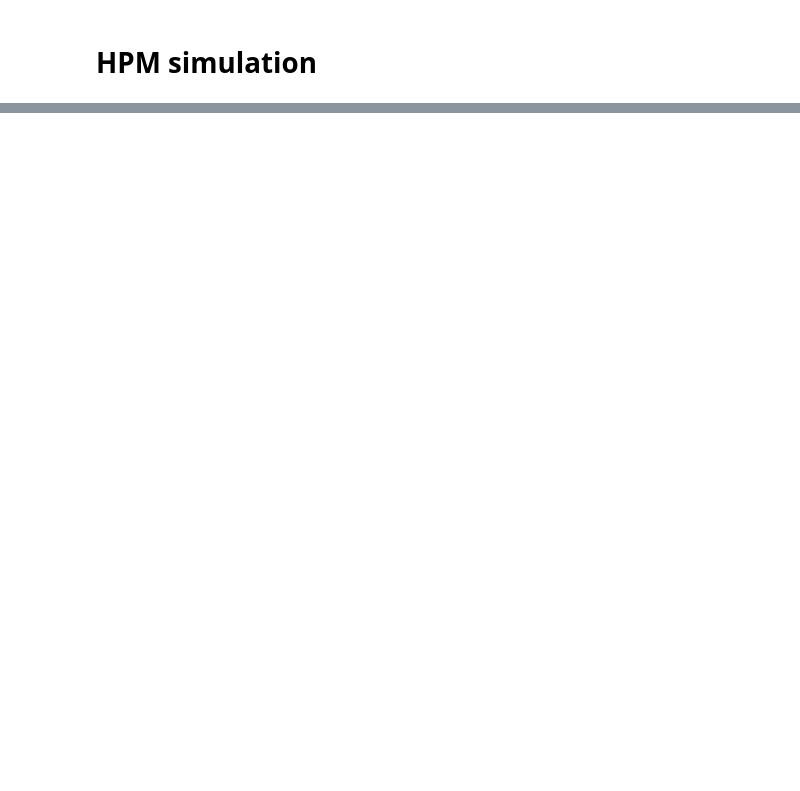
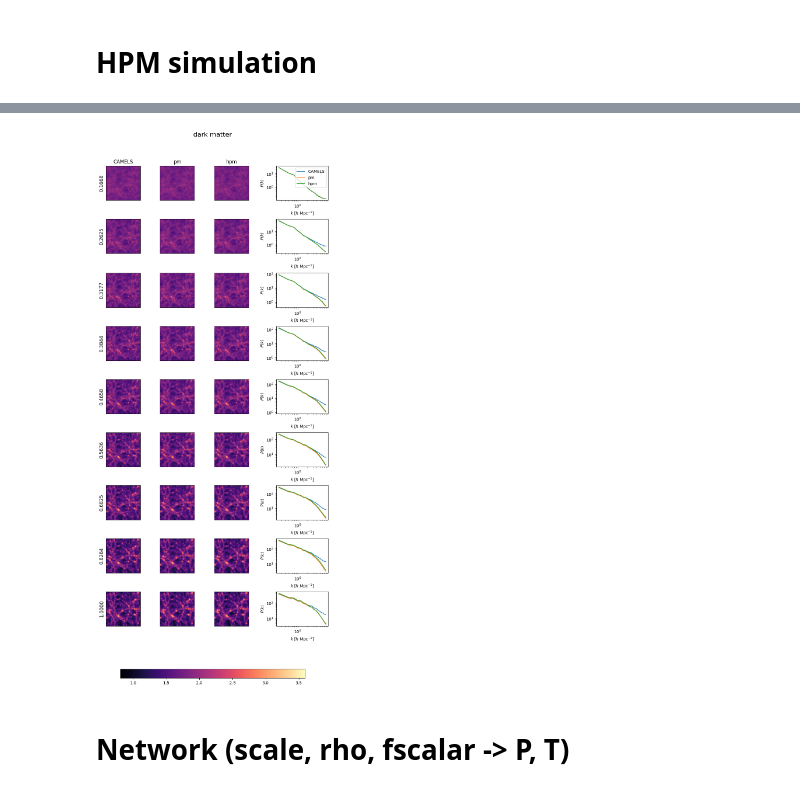
Before and after one commit to Arne-Thomsen/JaxPM, a Jupyter notebook: dev/hpm/HPM_simulation.ipynb, the cells around one changed output, grey strips where cells are left out. Drawn from its saved outputs; the diff is of its cells as text; code cells hidden in the pictures; blank space fills up the shorter version.

```diff
--- a/dev/hpm/HPM_simulation.ipynb
+++ b/dev/hpm/HPM_simulation.ipynb
@@ -249,0 +154,5 @@ ts, poss, vels = run_simulation(
+# %%
+resi = odeint(make_ode_fn(mesh_shape), [dm_poss[0], dm_vels[0]], jnp.array(scales), cosmo, rtol=1e-5, atol=1e-5)
+
+pm_dm_poss = resi[0]
+pm_dm_vels = resi[1]
@@ -329,0 +267,11 @@ def nbody_ode(a, state, args):
+# %%
+plotting.compare_particle_evolution(
+    mesh_shape,
+    scales,
+    jnp.stack([dm_poss, pm_dm_poss, hpm_dm_poss], axis=0),
+    title="dark matter",
+    col_titles=["CAMELS", "pm", "hpm"],
+    include_pk=True,
+)
+# %% [output]
+[figure, added]
@@ -329,0 +321,2 @@ def nbody_ode(a, state, args):
+# %% [markdown]
+# Network (scale, rho, fscalar -> P, T)
```
Also changed, not shown: parts of 42 cells of this notebook, 4 other files.
